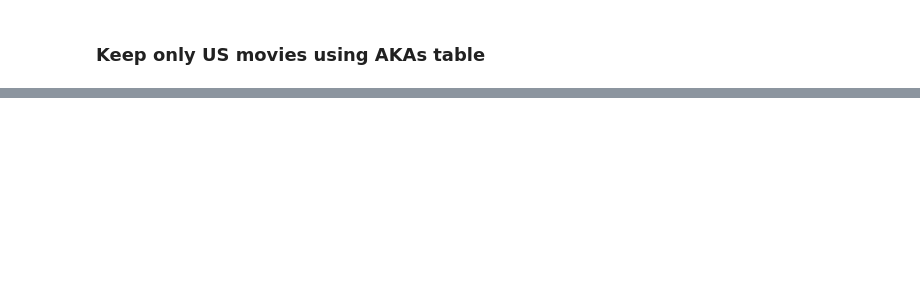
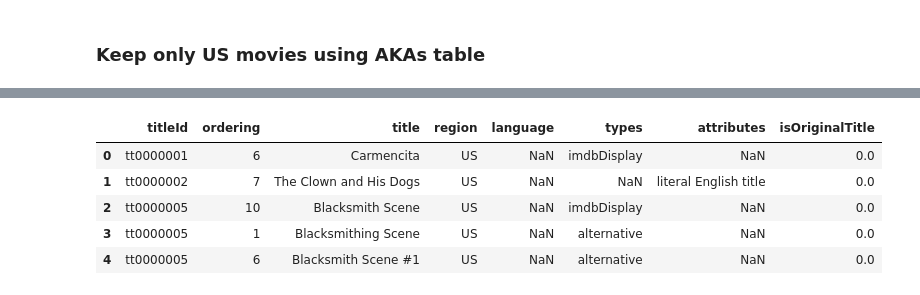
Before and after one commit to jaytrey777/Movie-Profitabiliy-Project, a Jupyter notebook: Project 3 - Part 1.ipynb, the cells around one changed output, grey strips where cells are left out. Cells and saved outputs as stored; diff of their text form; code cells hidden in the pictures; blank space fills up the shorter version.

```diff
--- a/Project 3 - Part 1.ipynb
+++ b/Project 3 - Part 1.ipynb
@@ -118,0 +256,3 @@ akas.info()
+# %%
+akas = akas[akas['region'] == 'US']
+akas['region'].value_counts()
@@ -118,0 +264,3 @@ akas.info()
+# %%
+akas.replace({'\\N':np.nan}, inplace = True)
+akas.isna().sum()
@@ -122,0 +383,14 @@ ratings.info()
+# %%
+## Save current dataframe to file.
+akas.to_csv("Data/title_akas.csv.gz",compression='gzip',index=False)
+
+# Open saved file and preview again
+akas = pd.read_csv("Data/title_akas.csv.gz", low_memory = False)
+akas.head()
+# %% [output]
+|  | titleId | ordering | title | region | language | types | attributes | isOriginalTitle |
+| 0 | tt0000001 | 6 | Carmencita | US | NaN | imdbDisplay | NaN | 0.0 |
+| 1 | tt0000002 | 7 | The Clown and His Dogs | US | NaN | NaN | literal English title | 0.0 |
+| 2 | tt0000005 | 10 | Blacksmith Scene | US | NaN | imdbDisplay | NaN | 0.0 |
+| 3 | tt0000005 | 1 | Blacksmithing Scene | US | NaN | alternative | NaN | 0.0 |
+| 4 | tt0000005 | 6 | Blacksmith Scene #1 | US | NaN | alternative | NaN | 0.0 |
```
Also changed, not shown: parts of 30 cells of this notebook, 3 other files.
